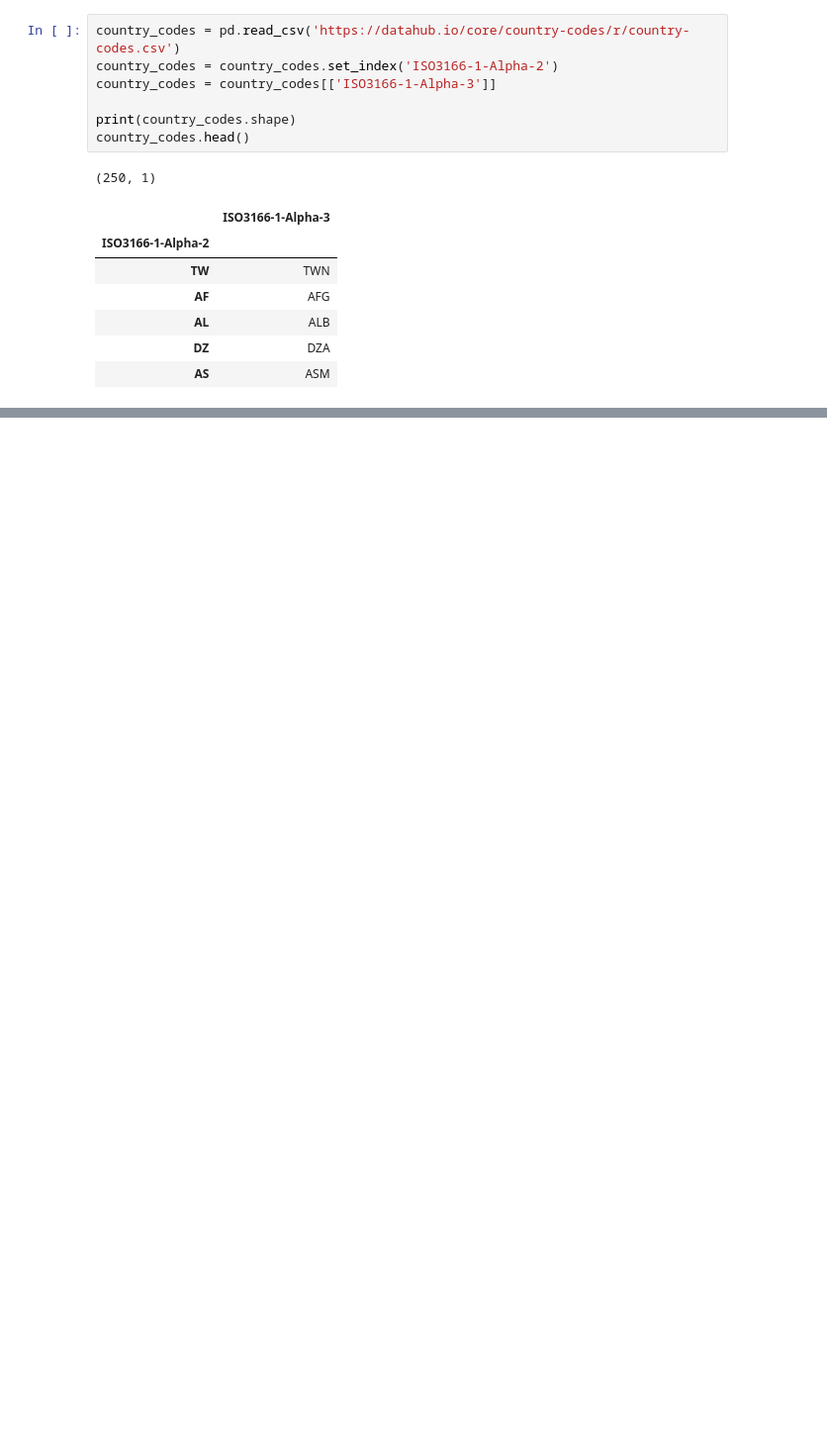
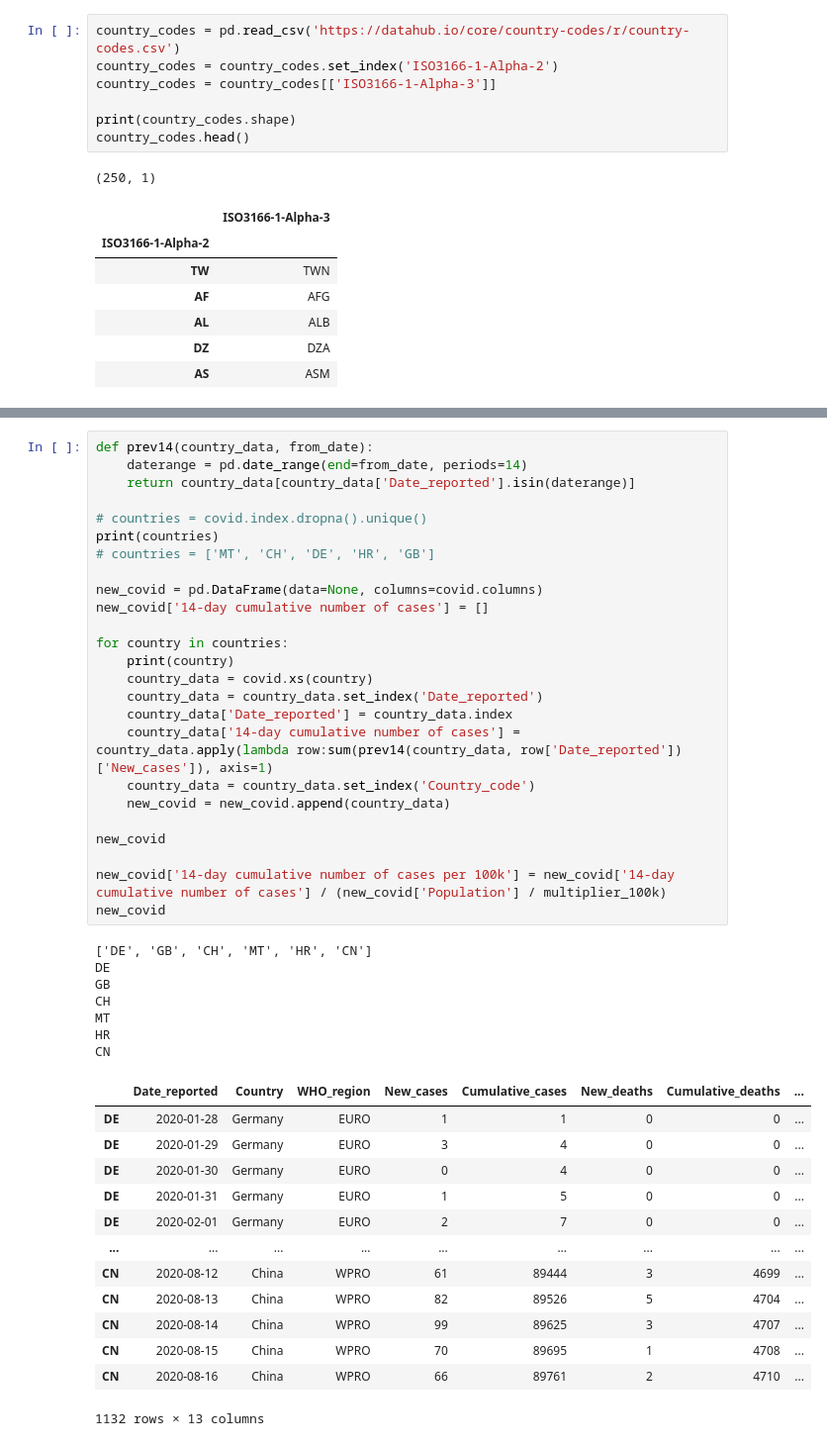
Before and after one commit to mdebono/covid-sandbox, a Jupyter notebook: index.ipynb, the cells around one changed output, grey strips where cells are left out. Shown: that part at 99% size. Drawn from its saved outputs; the diff is of its cells as text; blank space fills up the shorter version.

```diff
--- a/index.ipynb
+++ b/index.ipynb
@@ -135,0 +160,46 @@ new_cases_per_100k.plot()
+# %%
+def prev14(country_data, from_date):
+    daterange = pd.date_range(end=from_date, periods=14)
+    return country_data[country_data['Date_reported'].isin(daterange)]
+
+# countries = covid.index.dropna().unique()
+print(countries)
+# countries = ['MT', 'CH', 'DE', 'HR', 'GB']
+
+new_covid = pd.DataFrame(data=None, columns=covid.columns)
+new_covid['14-day cumulative number of cases'] = []
+
+for country in countries:
+    print(country)
+    country_data = covid.xs(country)
+    country_data = country_data.set_index('Date_reported')
+    country_data['Date_reported'] = country_data.index
+    country_data['14-day cumulative number of cases'] = country_data.apply(lambda row:sum(prev14(country_data, row['Date_reported'])['New_cases']), axis=1)
+    country_data = country_data.set_index('Country_code')
+    new_covid = new_covid.append(country_data)
+
+new_covid
+
+new_covid['14-day cumulative number of cases per 100k'] = new_covid['14-day cumulative number of cases'] / (new_covid['Population'] / multiplier_100k)
+new_covid
+# %% [output]
+['DE', 'GB', 'CH', 'MT', 'HR', 'CN']
+DE
+GB
+CH
+MT
+HR
+CN
+|  | Date_reported | Country | WHO_region | New_cases | Cumulative_cases | New_deaths | Cumulative_deaths | ... |
+| DE | 2020-01-28 | Germany | EURO | 1 | 1 | 0 | 0 | ... |
+| DE | 2020-01-29 | Germany | EURO | 3 | 4 | 0 | 0 | ... |
+| DE | 2020-01-30 | Germany | EURO | 0 | 4 | 0 | 0 | ... |
+| DE | 2020-01-31 | Germany | EURO | 1 | 5 | 0 | 0 | ... |
+| DE | 2020-02-01 | Germany | EURO | 2 | 7 | 0 | 0 | ... |
+| ... | ... | ... | ... | ... | ... | ... | ... | ... |
+| CN | 2020-08-12 | China | WPRO | 61 | 89444 | 3 | 4699 | ... |
+| CN | 2020-08-13 | China | WPRO | 82 | 89526 | 5 | 4704 | ... |
+| CN | 2020-08-14 | China | WPRO | 99 | 89625 | 3 | 4707 | ... |
+| CN | 2020-08-15 | China | WPRO | 70 | 89695 | 1 | 4708 | ... |
+| CN | 2020-08-16 | China | WPRO | 66 | 89761 | 2 | 4710 | ... |
+1132 rows × 13 columns
```
Also changed, not shown: parts of 10 cells of this notebook.
